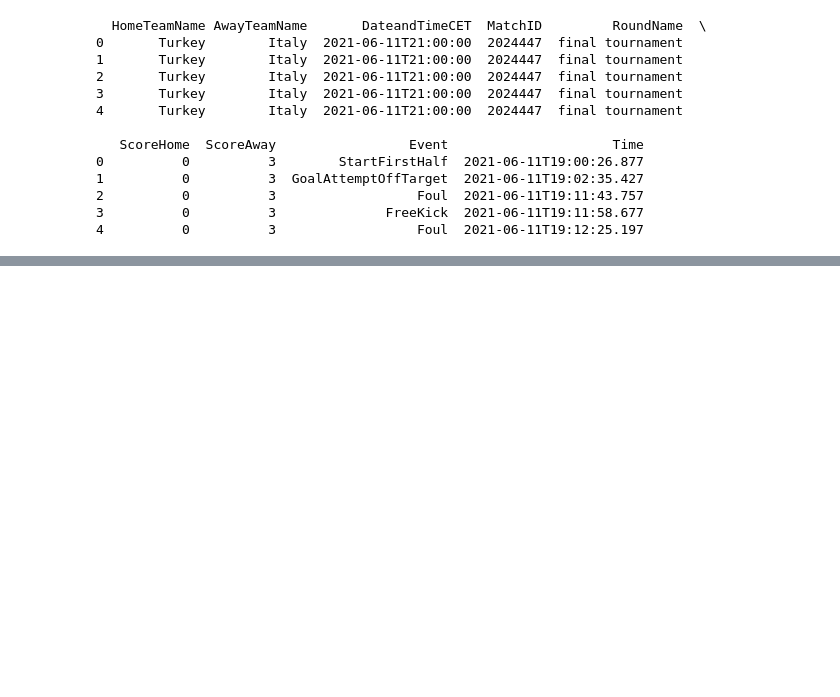
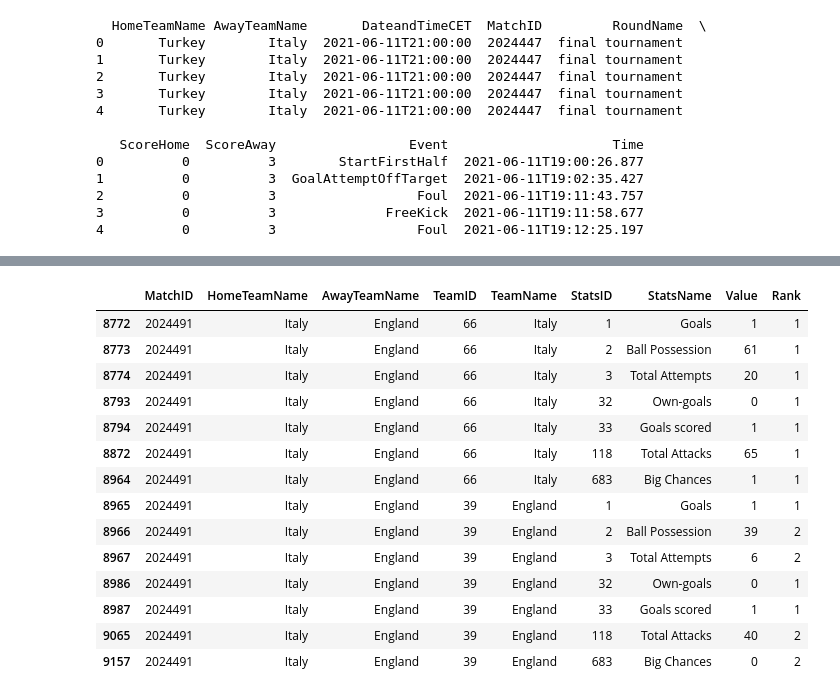
Before and after one commit to AmiraTamakloe/Data_Visualization_EURO2020, a Jupyter notebook: data_explore.ipynb, the cells around one changed output, grey strips where cells are left out. Saved outputs shown, nothing was run; the diff lists cells and outputs as text; code cells hidden in the pictures; blank space fills up the shorter version.

```diff
--- a/data_explore.ipynb
+++ b/data_explore.ipynb
@@ -293,0 +357,4 @@ print(df.head())
+# %%
+# Create a dataset for FINAL
+df_final = df_match_stats[df_match_stats['MatchID'] == 2024491]
+df_final
@@ -293,0 +375,20 @@ print(df.head())
+# %%
+relevant_stats = ['Goals', 'Ball Possession', 'Total Attacks', 'Total Attempts', 'Own-goals', 'Goals scored', 'Big Chances']
+match_data = df_final[df_final['StatsName'].isin(relevant_stats)]
+match_data
+# %% [output]
+|  | MatchID | HomeTeamName | AwayTeamName | TeamID | TeamName | StatsID | StatsName | Value | Rank |
+| 8772 | 2024491 | Italy | England | 66 | Italy | 1 | Goals | 1 | 1 |
+| 8773 | 2024491 | Italy | England | 66 | Italy | 2 | Ball Possession | 61 | 1 |
+| 8774 | 2024491 | Italy | England | 66 | Italy | 3 | Total Attempts | 20 | 1 |
+| 8793 | 2024491 | Italy | England | 66 | Italy | 32 | Own-goals | 0 | 1 |
+| 8794 | 2024491 | Italy | England | 66 | Italy | 33 | Goals scored | 1 | 1 |
+| 8872 | 2024491 | Italy | England | 66 | Italy | 118 | Total Attacks | 65 | 1 |
+| 8964 | 2024491 | Italy | England | 66 | Italy | 683 | Big Chances | 1 | 1 |
+| 8965 | 2024491 | Italy | England | 39 | England | 1 | Goals | 1 | 1 |
+| 8966 | 2024491 | Italy | England | 39 | England | 2 | Ball Possession | 39 | 2 |
+| 8967 | 2024491 | Italy | England | 39 | England | 3 | Total Attempts | 6 | 2 |
+| 8986 | 2024491 | Italy | England | 39 | England | 32 | Own-goals | 0 | 1 |
+| 8987 | 2024491 | Italy | England | 39 | England | 33 | Goals scored | 1 | 1 |
+| 9065 | 2024491 | Italy | England | 39 | England | 118 | Total Attacks | 40 | 2 |
+| 9157 | 2024491 | Italy | England | 39 | England | 683 | Big Chances | 0 | 2 |
```
Also changed, not shown: parts of 13 cells of this notebook, 4 other files.
